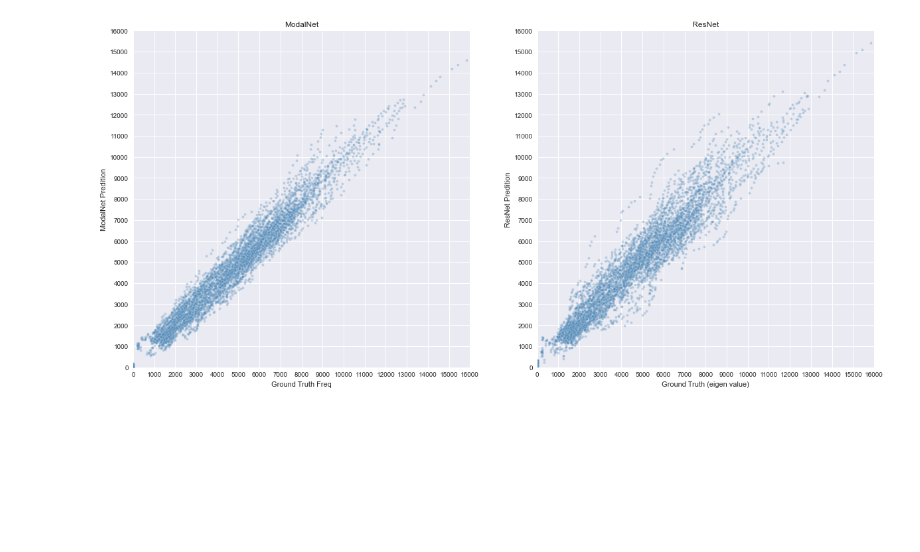
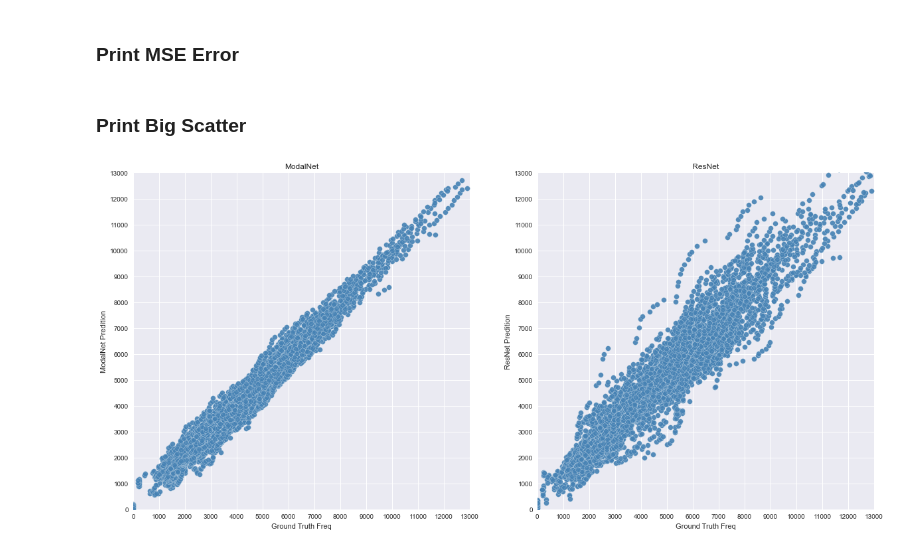
Before and after one commit to roenchina/modal-analysis, a Jupyter notebook: vis/scatter.ipynb, the cells around one changed output. Saved outputs shown, nothing was run; the diff lists cells and outputs as text; code cells hidden in the pictures; blank space fills up the shorter version.

```diff
--- a/vis/scatter.ipynb
+++ b/vis/scatter.ipynb
@@ -17,4 +15,5 @@ def eval2mel(evals):
 # %%
+# !pip install sklearn
 import numpy as np
 import os
 
@@ -28,16 +27,22 @@ filename_list = []
 target_list = []
 mn_pred_list = []
 res_pred_list = []
+mn_error = []
+res_error = []
 
 for root, dirs, files in os.walk(TEST_DATA_DIR, topdown=False):
     for name in files:
         filename_list.append(os.path.splitext(os.path.basename(name))[0])
 
 for filename in  filename_list:
+    from sklearn.metrics import mean_squared_error
     target = np.load(os.path.join(TARGET_DIR, filename, 'eigen.npz'))['evals']
     mn_pred = np.load(os.path.join(MN_DIR, filename+'.npy')) * 1e9
     res_pred = np.load(os.path.join(RES_DIR, filename+'.npy')) * 1e9
 
+    mn_error.append(mean_squared_error(target, mn_pred)*1e-18)
+    res_error.append(mean_squared_error(target, res_pred)*1e-18)
+
     target_list.append(target)
     mn_pred_list.append(mn_pred)
     res_pred_list.append(res_pred)
@@ -43,0 +54,2 @@ for filename in  filename_list:
+# %% [markdown]
+### Print MSE Error
@@ -44,3 +102,19 @@ for filename in  filename_list:
+# %% [markdown]
+### Print Big Scatter
+# %%
+n_target_list = []
+n_mn_pred_list = []
+for i in range(len(mn_error)):
+    if(mn_error[i] < 0.08):
+        n_target_list.append(target_list[i])
+        n_mn_pred_list.append(mn_pred_list[i])
+    # print(target_list[i][-1])
+print(len(n_target_list))
+# %%
+x1 = eval2freq(n_target_list)
+x2 = eval2freq(target_list)
+y1 = eval2freq(n_mn_pred_list)
+y2 = eval2freq(res_pred_list)
 # %%
 import matplotlib.pyplot as plt
 from matplotlib.pyplot import MultipleLocator
@@ -50,12 +124,12 @@ plt.style.use('seaborn')
 ##### CONFIG ######
 DOT_SIZE = 60
 COLOR = 'steelblue'
-MARKER = '.'
-ALPHA = 0.3
+MARKER = 'o'
+ALPHA = 0.7
 LINE_WIDTH = 0.3
 EDGE_COLOR = 'white'
 
-MAX_VALUE = 16000
+MAX_VALUE = 13000
 LOCATOR = 1000
 x_major_locator=MultipleLocator(LOCATOR)
 y_major_locator=MultipleLocator(LOCATOR)
@@ -63,7 +137,7 @@ y_major_locator=MultipleLocator(LOCATOR)
 plt.figure(figsize=(20,10))
 
 plt.subplot(1,2,1)
-plt.scatter(x0,
+plt.scatter(x1,
             y1,
             s = DOT_SIZE,
             c = COLOR,
@@ -78,33 +152,34 @@ plt.ylabel('ModalNet Predition')
 plt.title('ModalNet')
 
 ax=plt.gca()
 ax.set_aspect(1)
 ax.xaxis.set_major_locator(x_major_locator)
 ax.yaxis.set_major_locator(y_major_locator)
 plt.xlim(0, MAX_VALUE)
 plt.ylim(0, MAX_VALUE)
 
 plt.subplot(1,2,2)
-plt.scatter(x0,
+plt.scatter(x2,
             y2,
             s = DOT_SIZE,
             c = COLOR,
             marker = MARKER,
             alpha = ALPHA,
             linewidths = LINE_WIDTH,
             edgecolors = EDGE_COLOR
             )
-plt.xlabel('Ground Truth (eigen value)')
+
+plt.xlabel('Ground Truth Freq')
 plt.ylabel('ResNet Predition')
 plt.title('ResNet')
 
 ax=plt.gca()
 ax.set_aspect(1)
 ax.xaxis.set_major_locator(x_major_locator)
 ax.yaxis.set_major_locator(y_major_locator)
 plt.xlim(0, MAX_VALUE)
 plt.ylim(0, MAX_VALUE)
 
 plt.show()
 # %% [output]
-[figure, old version]
+[figure, new version]
```
Also changed, not shown: parts of 4 cells of this notebook, 6 other files.
